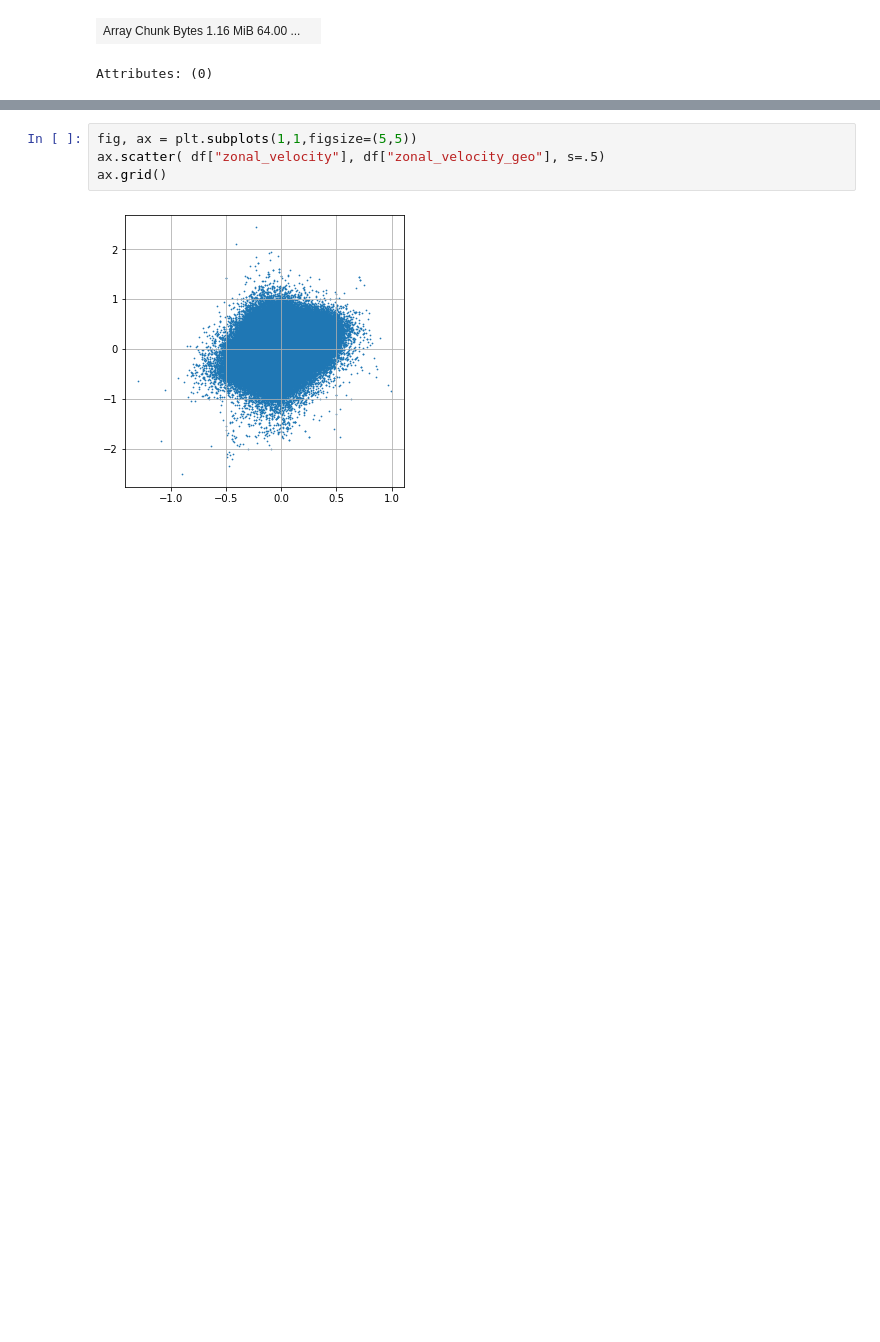
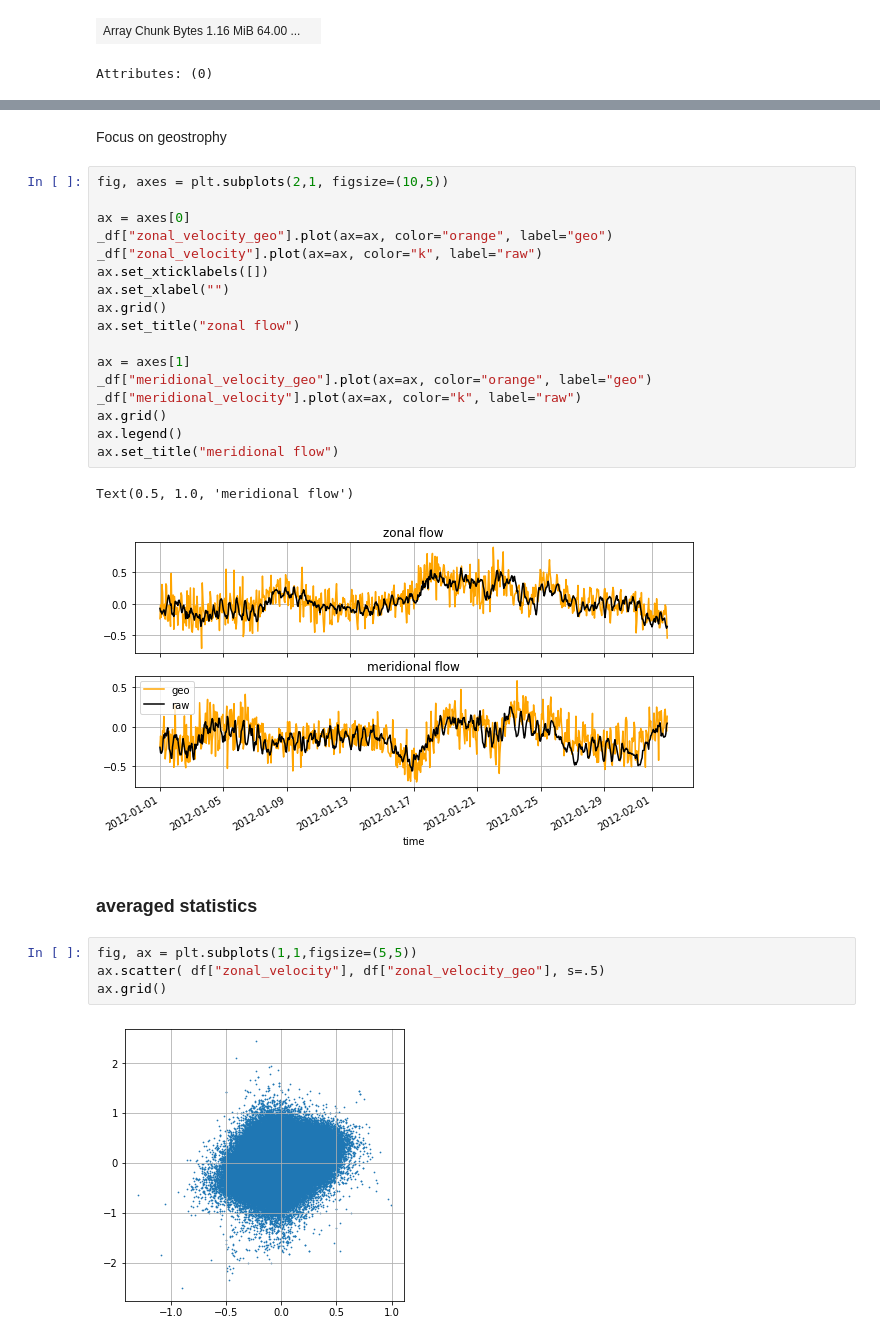
Before and after one commit to apatlpo/mit_equinox, a Jupyter notebook: calval/regional_interp.ipynb, the cells around one changed output, grey strips where cells are left out. Saved outputs shown, nothing was run; the diff lists cells and outputs as text; blank space fills up the shorter version.

```diff
--- a/calval/regional_interp.ipynb
+++ b/calval/regional_interp.ipynb
@@ -271,3 +299,27 @@ Attributes: (0)
+# %% [markdown]
+Focus on geostrophy
+# %%
+fig, axes = plt.subplots(2,1, figsize=(10,5))
+
+ax = axes[0]
+_df["zonal_velocity_geo"].plot(ax=ax, color="orange", label="geo")
+_df["zonal_velocity"].plot(ax=ax, color="k", label="raw")
+ax.set_xticklabels([])
+ax.set_xlabel("")
+ax.grid()
+ax.set_title("zonal flow")
+
+ax = axes[1]
+_df["meridional_velocity_geo"].plot(ax=ax, color="orange", label="geo")
+_df["meridional_velocity"].plot(ax=ax, color="k", label="raw")
+ax.grid()
+ax.legend()
+ax.set_title("meridional flow")
+# %% [output]
+Text(0.5, 1.0, 'meridional flow')
+[figure, added]
+# %% [markdown]
+### averaged statistics
 # %%
 fig, ax = plt.subplots(1,1,figsize=(5,5))
 ax.scatter( df["zonal_velocity"], df["zonal_velocity_geo"], s=.5)
```
Also changed, not shown: parts of 11 cells of this notebook.
